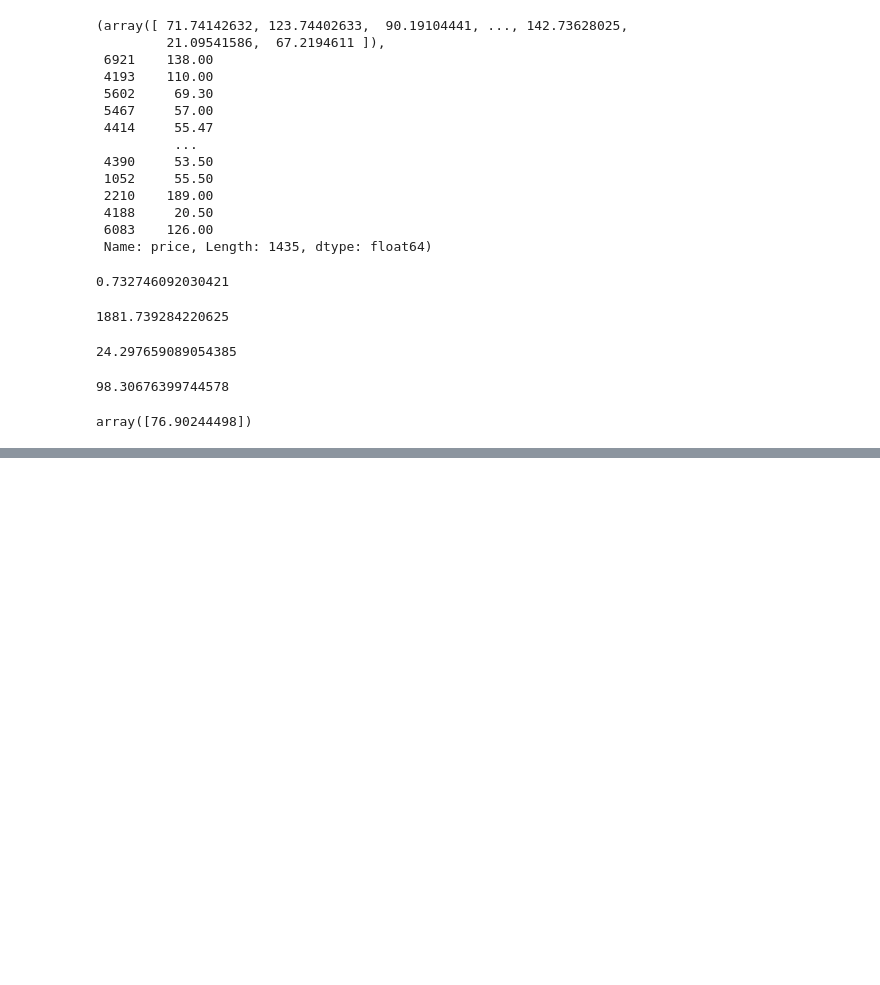
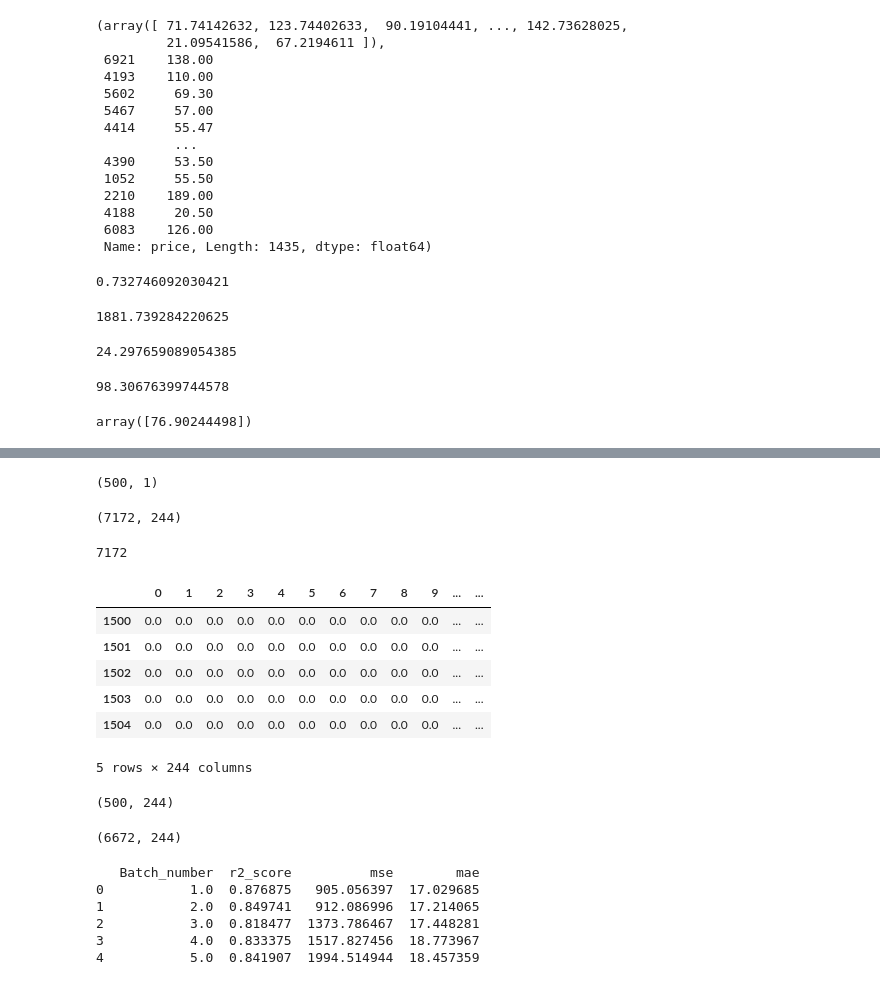
Before and after one commit to Khushgodani05/khush_l3pp_AI_ML_DS, a Jupyter notebook: Regression/multiple_linear_regression/bengluru.ipynb, the cells around one changed output, grey strips where cells are left out. Drawn from its saved outputs; the diff is of its cells as text; code cells hidden in the pictures; blank space fills up the shorter version.

```diff
--- a/Regression/multiple_linear_regression/bengluru.ipynb
+++ b/Regression/multiple_linear_regression/bengluru.ipynb
@@ -277,0 +349,3 @@ AttributeError: 'dict' object has no attribute 'index'
+# %%
+x1=data1.iloc[:,0:4]
+x1.head()
@@ -277,0 +369,3 @@ AttributeError: 'dict' object has no attribute 'index'
+# %%
+x1=ct.transform(x1)
+x1.shape
@@ -277,0 +374,3 @@ AttributeError: 'dict' object has no attribute 'index'
+# %%
+x1=x1[:,1:]
+x1
@@ -277,0 +389,65 @@ AttributeError: 'dict' object has no attribute 'index'
+# %%
+newy1=y1.iloc[1500:2000,:]
+newy1.shape
+# %% [output]
+(500, 1)
+# %%
+db2=pd.DataFrame.sparse.from_spmatrix(x1)
+db2.shape
+# %% [output]
+(7172, 244)
+# %%
+x1.shape[0]
+# %% [output]
+7172
+# %%
+newx1=db2.iloc[1500:2000,:]
+newx1.head()
+# %% [output]
+|  | 0 | 1 | 2 | 3 | 4 | 5 | 6 | 7 | 8 | 9 | ... | ... |
+| 1500 | 0.0 | 0.0 | 0.0 | 0.0 | 0.0 | 0.0 | 0.0 | 0.0 | 0.0 | 0.0 | ... | ... |
+| 1501 | 0.0 | 0.0 | 0.0 | 0.0 | 0.0 | 0.0 | 0.0 | 0.0 | 0.0 | 0.0 | ... | ... |
+| 1502 | 0.0 | 0.0 | 0.0 | 0.0 | 0.0 | 0.0 | 0.0 | 0.0 | 0.0 | 0.0 | ... | ... |
+| 1503 | 0.0 | 0.0 | 0.0 | 0.0 | 0.0 | 0.0 | 0.0 | 0.0 | 0.0 | 0.0 | ... | ... |
+| 1504 | 0.0 | 0.0 | 0.0 | 0.0 | 0.0 | 0.0 | 0.0 | 0.0 | 0.0 | 0.0 | ... | ... |
+5 rows × 244 columns
+# %%
+newx1.shape
+# %% [output]
+(500, 244)
+# %%
+newx2=pd.concat([db2.iloc[0:1500,:],db2.iloc[2000:,:]])
+newx2.shape
+# %% [output]
+(6672, 244)
+# %%
+def validation_regression(x1,y1,sample_size=1435):
+    score=pd.DataFrame(columns=["Batch_number","r2_score","mse","mae"])
+    db=pd.DataFrame.sparse.from_spmatrix(x1)
+    start=0
+    end=sample_size
+    for i in range(5):
+        x1_test=db.iloc[start:end,:]
+        x1_train=pd.concat([db.iloc[:start,:],db.iloc[end:,:]])
+        y1_test=y1.iloc[start:end,:]
+        y1_train=pd.concat([y1.iloc[:start,:],y1.iloc[end:,:]])
+        mlr.fit(x1_train,y1_train)
+        y1_pred=mlr.predict(x1_test)
+        R2_score=r2_score(y1_test,y1_pred)
+        mse=mean_squared_error(y1_test,y1_pred)
+        mae=mean_absolute_error(y1_test,y1_pred)
+        score.loc[i]=[i+1,R2_score,mse,mae]
+        start=start+sample_size
+        end=end+sample_size
+    print(score)
+
+
+
+validation_regression(x1,y1)
+# %% [output]
+   Batch_number  r2_score          mse        mae
+0           1.0  0.876875   905.056397  17.029685
+1           2.0  0.849741   912.086996  17.214065
+2           3.0  0.818477  1373.786467  17.448281
+3           4.0  0.833375  1517.827456  18.773967
+4           5.0  0.841907  1994.514944  18.457359
```
Also changed, not shown: parts of 23 cells of this notebook.
